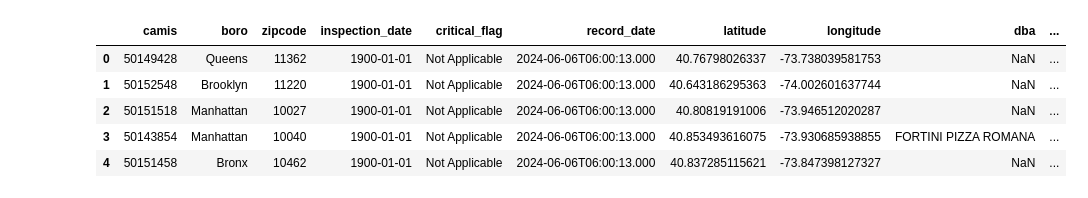
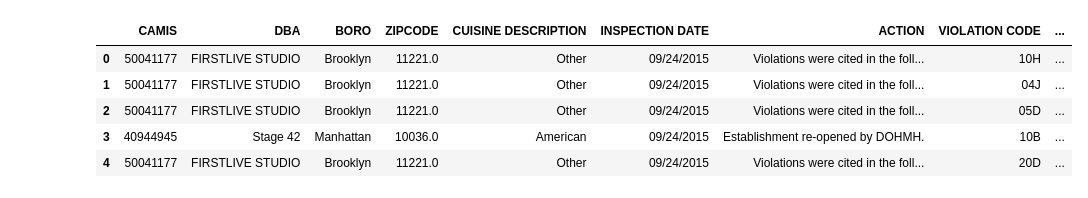
Before and after one commit to troyflood94/pizza_rats, a Jupyter notebook: pizza_rats.ipynb, the cells around one changed output. Saved outputs shown, nothing was run; the diff lists cells and outputs as text; code cells hidden in the pictures.

```diff
--- a/pizza_rats.ipynb
+++ b/pizza_rats.ipynb
@@ -69,14 +49,14 @@ dtype: object
-# %%
-#Delete unnessecary columns
-query_df = query_df.drop(columns=['building', 'street', 'phone', 'community_board', 'council_district', 'census_tract', 'bin', 'bbl', 'nta', 'record_date', 'grade_date'])
-query_df.head()
-# %% [output]
-|  | camis | boro | zipcode | inspection_date | critical_flag | record_date | latitude | longitude | dba | ... |
-| 0 | 50149428 | Queens | 11362 | 1900-01-01 | Not Applicable | 2024-06-06T06:00:13.000 | 40.76798026337 | -73.738039581753 | NaN | ... |
-| 1 | 50152548 | Brooklyn | 11220 | 1900-01-01 | Not Applicable | 2024-06-06T06:00:13.000 | 40.643186295363 | -74.002601637744 | NaN | ... |
-| 2 | 50151518 | Manhattan | 10027 | 1900-01-01 | Not Applicable | 2024-06-06T06:00:13.000 | 40.80819191006 | -73.946512020287 | NaN | ... |
-| 3 | 50143854 | Manhattan | 10040 | 1900-01-01 | Not Applicable | 2024-06-06T06:00:13.000 | 40.853493616075 | -73.930685938855 | FORTINI PIZZA ROMANA | ... |
-| 4 | 50151458 | Bronx | 10462 | 1900-01-01 | Not Applicable | 2024-06-06T06:00:13.000 | 40.837285115621 | -73.847398127327 | NaN | ... |
+# %%
+#Delete unnessecary columns
+restaruantfile = restaruantfile.drop(columns=['BUILDING','STREET', 'PHONE', 'Community Board', 'Council District', 'Census Tract', 'BIN', 'BBL', 'NTA', 'RECORD DATE', 'GRADE DATE'])
+restaruantfile.head()
+# %% [output]
+|  | CAMIS | DBA | BORO | ZIPCODE | CUISINE DESCRIPTION | INSPECTION DATE | ACTION | VIOLATION CODE | ... |
+| 0 | 50041177 | FIRSTLIVE STUDIO | Brooklyn | 11221.0 | Other | 09/24/2015 | Violations were cited in the foll... | 10H | ... |
+| 1 | 50041177 | FIRSTLIVE STUDIO | Brooklyn | 11221.0 | Other | 09/24/2015 | Violations were cited in the foll... | 04J | ... |
+| 2 | 50041177 | FIRSTLIVE STUDIO | Brooklyn | 11221.0 | Other | 09/24/2015 | Violations were cited in the foll... | 05D | ... |
+| 3 | 40944945 | Stage 42 | Manhattan | 10036.0 | American | 09/24/2015 | Establishment re-opened by DOHMH. | 10B | ... |
+| 4 | 50041177 | FIRSTLIVE STUDIO | Brooklyn | 11221.0 | Other | 09/24/2015 | Violations were cited in the foll... | 20D | ... |
 # %%
 #Drop restaurants that don't have a grade (i.e., NaN) from the dataframe
 #query_df['grade'].unique()
```
Also changed, not shown: parts of 15 cells of this notebook, 2 other files.
